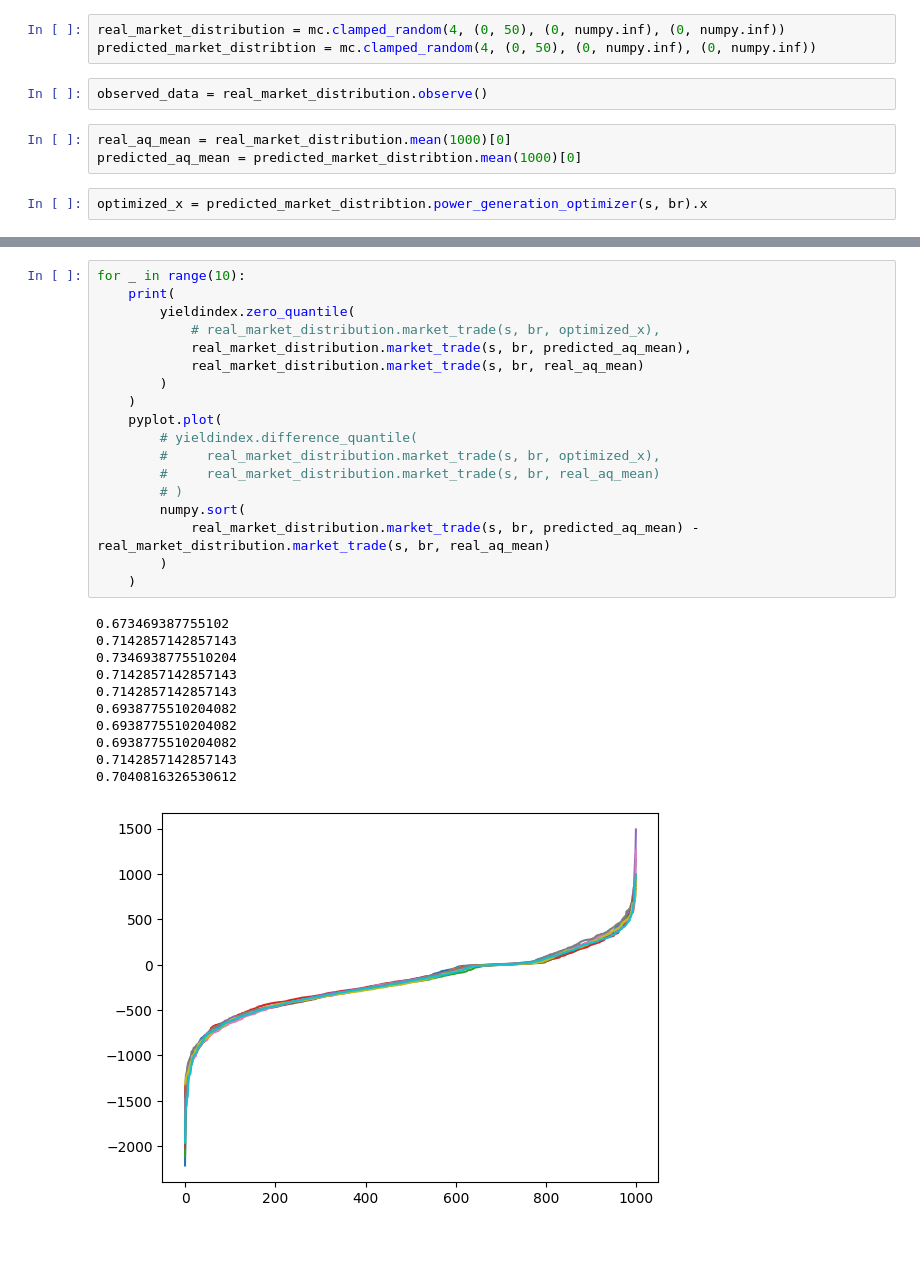
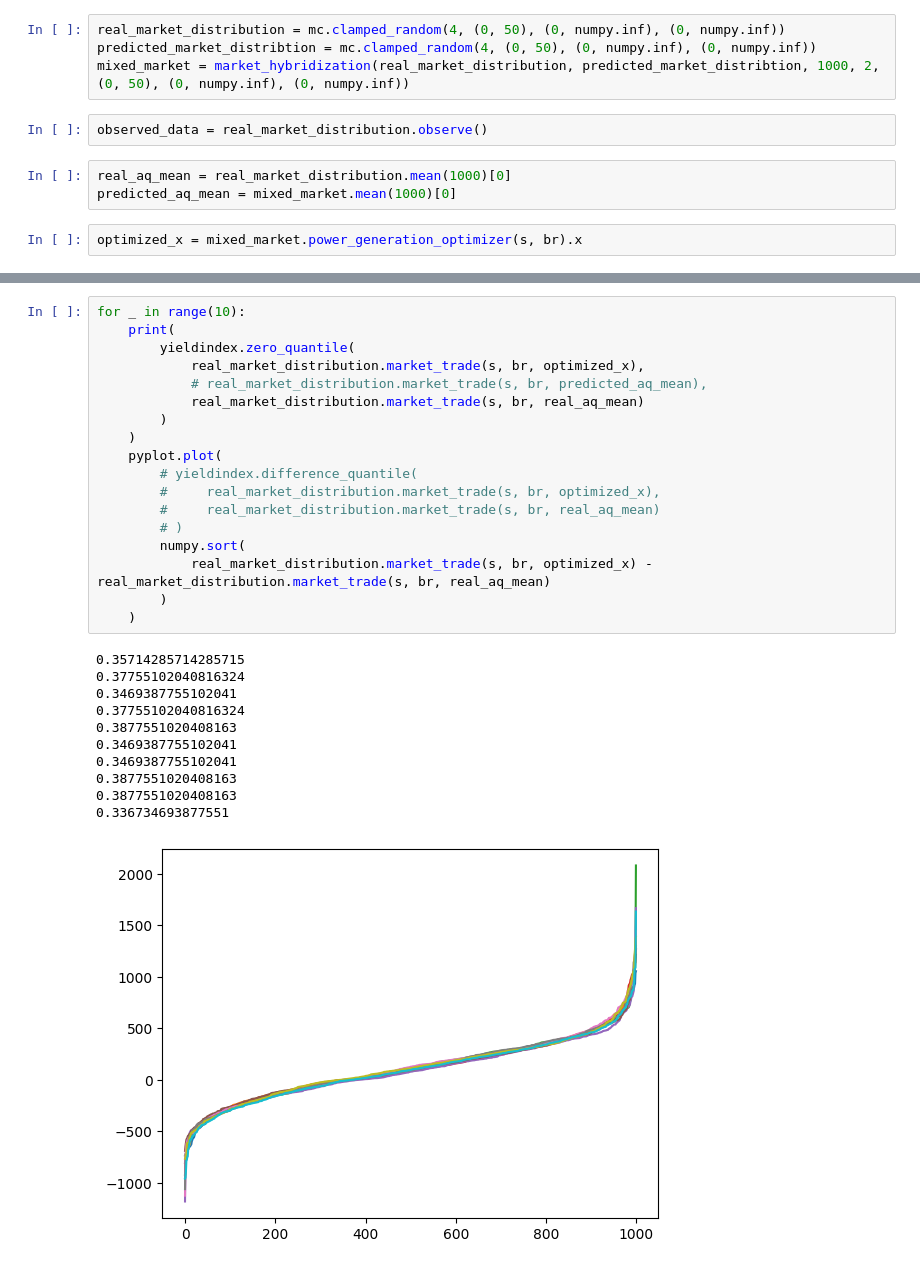
Before and after one commit to Sy-Sang/etrade, a Jupyter notebook: etrade/spot/nb/nb4.ipynb, the cells around one changed output, grey strips where cells are left out. Saved outputs shown, nothing was run; the diff lists cells and outputs as text.

```diff
--- a/etrade/spot/nb/nb4.ipynb
+++ b/etrade/spot/nb/nb4.ipynb
@@ -25,13 +26,14 @@ br = PointwiseRecycle(0.5,1.05)
 # %%
 real_market_distribution = mc.clamped_random(4, (0, 50), (0, numpy.inf), (0, numpy.inf))
 predicted_market_distribtion = mc.clamped_random(4, (0, 50), (0, numpy.inf), (0, numpy.inf))
+mixed_market = market_hybridization(real_market_distribution, predicted_market_distribtion, 1000, 2, (0, 50), (0, numpy.inf), (0, numpy.inf))
 # %%
 observed_data = real_market_distribution.observe()
 # %%
 real_aq_mean = real_market_distribution.mean(1000)[0]
-predicted_aq_mean = predicted_market_distribtion.mean(1000)[0]
+predicted_aq_mean = mixed_market.mean(1000)[0]
 # %%
-optimized_x = predicted_market_distribtion.power_generation_optimizer(s, br).x
+optimized_x = mixed_market.power_generation_optimizer(s, br).x
 # %%
 pyplot.plot(numpy.sort(real_market_distribution.market_trade(s, br, real_aq_mean)))
 pyplot.plot(numpy.sort(real_market_distribution.market_trade(s, br, optimized_x)))
@@ -50,30 +52,30 @@ predicted_market_distribtion.plot(1)
 # %%
 for _ in range(10):
     print(
         yieldindex.zero_quantile(
-            # real_market_distribution.market_trade(s, br, optimized_x),
-            real_market_distribution.market_trade(s, br, predicted_aq_mean),
+            real_market_distribution.market_trade(s, br, optimized_x),
+            # real_market_distribution.market_trade(s, br, predicted_aq_mean),
             real_market_distribution.market_trade(s, br, real_aq_mean)
         )
     )
     pyplot.plot(
         # yieldindex.difference_quantile(
         #     real_market_distribution.market_trade(s, br, optimized_x),
         #     real_market_distribution.market_trade(s, br, real_aq_mean)
         # )
         numpy.sort(
-            real_market_distribution.market_trade(s, br, predicted_aq_mean) - real_market_distribution.market_trade(s, br, real_aq_mean)
+            real_market_distribution.market_trade(s, br, optimized_x) - real_market_distribution.market_trade(s, br, real_aq_mean)
         )
     )
 # %% [output]
-0.673469387755102
-0.7142857142857143
-0.7346938775510204
-0.7142857142857143
-0.7142857142857143
-0.6938775510204082
-0.6938775510204082
-0.6938775510204082
-0.7142857142857143
-0.7040816326530612
+0.35714285714285715
+0.37755102040816324
+0.3469387755102041
+0.37755102040816324
+0.3877551020408163
+0.3469387755102041
+0.3469387755102041
+0.3877551020408163
+0.3877551020408163
+0.336734693877551
-[figure, old version]
+[figure, new version]
```
Also changed, not shown: parts of 5 cells of this notebook, 1 other file.
